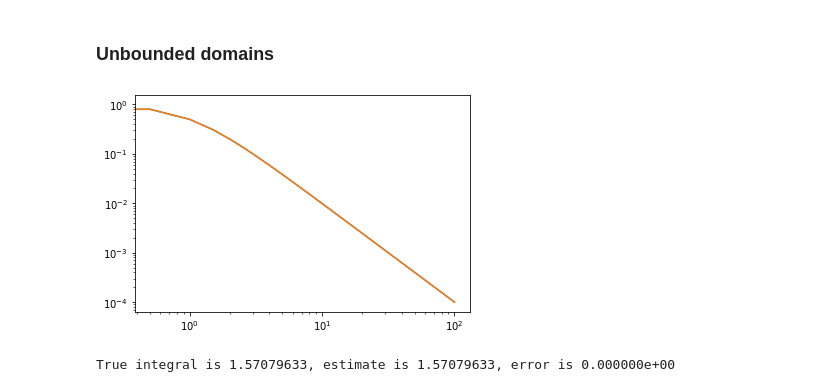
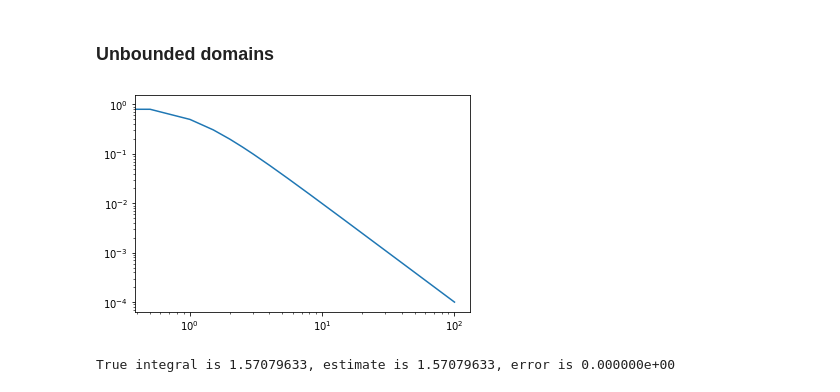
Before and after one commit to stephenbeckr/numerical-analysis-class, a Jupyter notebook: Demos/Ch4_ImproperIntegrals.ipynb, the cells around one changed output. Saved outputs shown, nothing was run; the diff lists cells and outputs as text; code cells hidden in the pictures.

```diff
--- a/Demos/Ch4_ImproperIntegrals.ipynb
+++ b/Demos/Ch4_ImproperIntegrals.ipynb
@@ -15,14 +15,14 @@ import matplotlib.pyplot as plt
 # %%
 f = lambda x : 1/(1+x**2)
 F = lambda x : np.arctan(x)  # antiderivative
 a,b = 0, np.inf
 
 xGrid = np.linspace(0,100,200)
-#plt.plot( xGrid, f(xGrid) );
-plt.semilogy( xGrid, f(xGrid) );
+# plt.plot( xGrid, f(xGrid) );
+# plt.semilogy( xGrid, f(xGrid) );
 plt.loglog( xGrid, f(xGrid) );
 # %% [output]
-[figure, old version]
+[figure, new version]
 # %%
 I = F(b) - F(a) # true integral
 Q,errEstimate = quad(f,a,b) # scipy's approximation
```
Also changed, not shown: parts of 3 cells of this notebook.
